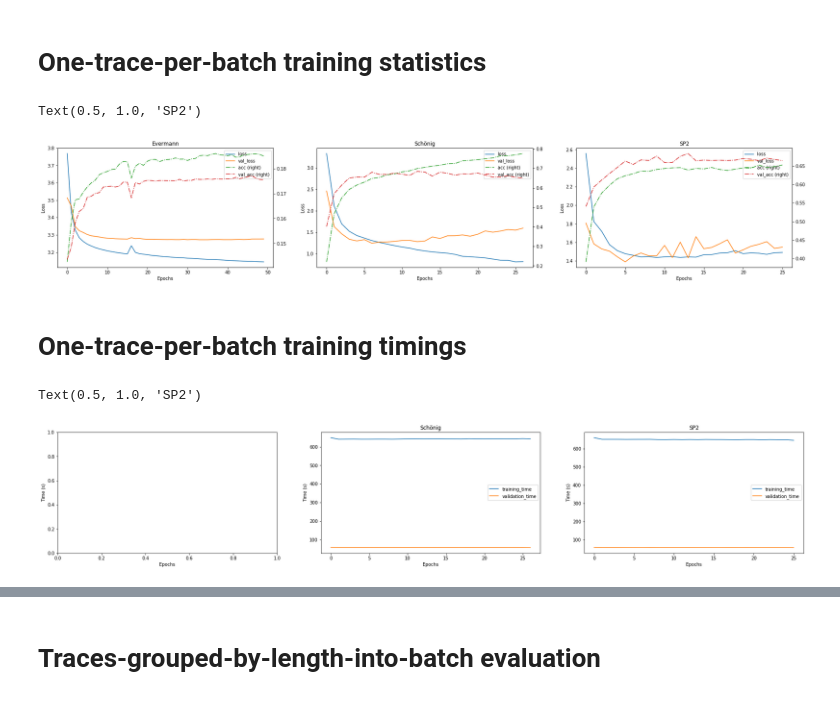
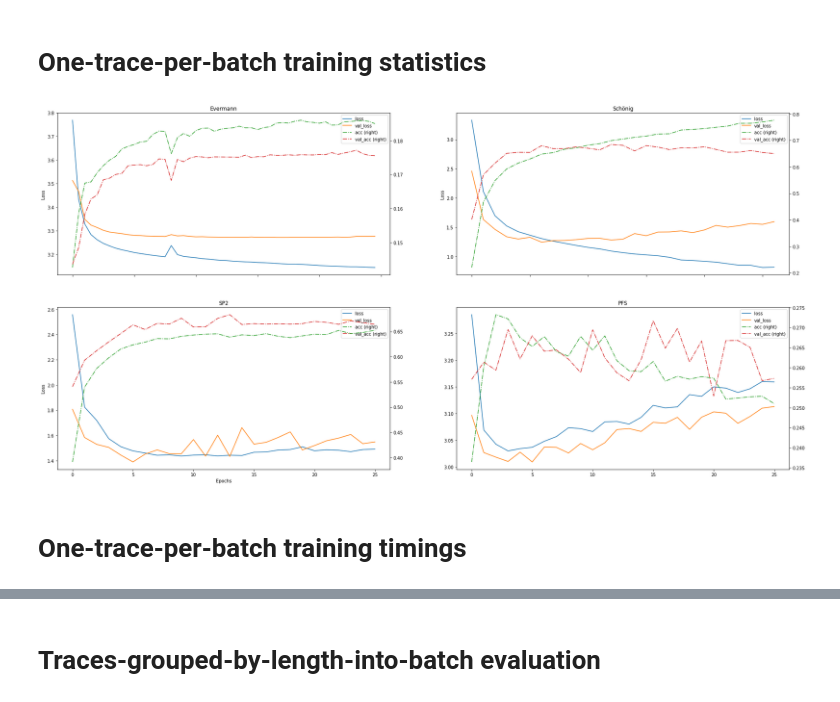
Before and after one commit to flxw/master-thesis, a Jupyter notebook: notebooks/Performance evaluation BPIC2011.ipynb, the cells around one changed output, grey strips where cells are left out. Saved outputs shown, nothing was run; the diff lists cells and outputs as text; code cells hidden in the pictures.

Commit message:
Implement better looking statistics

```diff
--- a/notebooks/Performance evaluation BPIC2011.ipynb
+++ b/notebooks/Performance evaluation BPIC2011.ipynb
@@ -6,6 +6,7 @@ import seaborn as sns
 import pandas as pd
 import os
 import random
+from matplotlib.ticker import MaxNLocator
 import matplotlib.pyplot as plt
 
 def load_trace_dataset(purpose='categorical', ttype='test'):
@@ -60,18 +61,46 @@ def calculate_bipartite_percentile_precisions(model, input_batches, sec_input_ba
 
     return [p_m / p_t for p_m,p_t in zip(percentile_matches,percentile_elements)]
 
+def grouped_percentile_calculation(evm, schm, sp2m, pfsm):
+    ev_ind_precisions = calculate_standard_percentile_precisions(evm,
+                                                                 evermann_input_batches,
+                                                                 evermann_target_batches,
+                                                                 input_shape=(1,-1,1),
+                                                                 percentile_steps = percentiles)
+    sch_ind_precisions = calculate_standard_percentile_precisions(schm,
+                                                                 schoenig_input_batches,
+                                                                 schoenig_target_batches,
+                                                                 input_shape=(1,-1,n_train_cols),
+                                                                 percentile_steps = percentiles)
+    sp2_ind_precisions = calculate_bipartite_percentile_precisions(sp2m,
+                                                                  schoenig_input_batches,
+                                                                  test_traces_sp2,
+                                                                  schoenig_target_batches,
+                                                                  input_shape=(1,-1,n_train_cols),
+                                                                  sec_input_shape=(1,-1,n_sp2_cols),
+                                                                  percentile_steps = percentiles)
+    pfs_ind_precisions = calculate_bipartite_percentile_precisions(pfsm,
+                                                                  schoenig_input_batches,
+                                                                  test_traces_pfs,
+                                                                  schoenig_target_batches,
+                                                                  input_shape=(1,-1,n_train_cols),
+                                                                  sec_input_shape=(1,-1,n_pfs_cols),
+                                                                  percentile_steps = percentiles)
+
+    return ev_ind_precisions, sch_ind_precisions, sp2_ind_precisions, pfs_ind_precisions
+
 ##### CONFIGURATION SETUP ####
 data_path = "../logs/bpic2011/normalized/.xes"
-# os.environ['CUDA_VISIBLE_DEVICES'] = '1'
 target_variable = "concept:name"
 percentiles = 20
+sns.set(rc={'figure.figsize':(15,10)})
 ### CONFIGURATION SETUP END ###
 
 test_traces_categorical = load_trace_dataset('categorical', 'test')
 test_traces_ordinal = load_trace_dataset('ordinal', 'test')
 test_traces_sp2 = load_trace_dataset('sp2', 'test')
+test_traces_pfs = load_trace_dataset('pfs', 'test')
 test_targets = load_trace_dataset('target', 'test')
-
 feature_dict = load_trace_dataset('mapping', 'dict')
 # %% [output]
 Using TensorFlow backend.
@@ -143,35 +194,13 @@ Text(0.5, 1.0, 'SP2')
 # %% [markdown]
 # One-trace-per-batch training statistics
-# %%
-ev_ind_stats  = pd.read_pickle('/home/felix.wolff2/docker_share/evermann/individual/train_statistics.pickled')
-sch_ind_stats = pd.read_pickle('/home/felix.wolff2/docker_share/schoenig/individual/train_statistics.pickled')
-sp2_ind_stats = pd.read_pickle('/home/felix.wolff2/docker_share/sp2/individual/train_statistics.pickled')
-
-plotstyle = ['-','-','-.','-.']
-fig, axs = plt.subplots(ncols=3, figsize=(30,5))
-
-for i in range(3):
-    axs[i].set(xlabel='Epochs', ylabel='Loss')
-
-ev_ind_stats[['loss', 'val_loss','acc', 'val_acc']][0:60].plot(secondary_y=['acc', 'val_acc'], kind='line', style=plotstyle, ax=axs[0]).set_title('Evermann')
-sch_ind_stats[['loss', 'val_loss','acc', 'val_acc']][0:60].plot(secondary_y=['acc', 'val_acc'], kind='line', style=plotstyle, ax=axs[1]).set_title('Schönig')
-sp2_ind_stats[['loss', 'val_loss','acc', 'val_acc']][0:60].plot(secondary_y=['acc', 'val_acc'], kind='line', style=plotstyle, ax=axs[2]).set_title('SP2')
-# %% [output]
-Text(0.5, 1.0, 'SP2')
-[figure, removed]
+# %%
+evm_ind_stats  = pd.read_pickle('/home/felix.wolff2/docker_share/evermann/individual/train_statistics.pickled')
+sch_ind_stats = pd.read_pickle('/home/felix.wolff2/docker_share/schoenig/individual/train_statistics.pickled')
+sp2_ind_stats = pd.read_pickle('/home/felix.wolff2/docker_share/sp2/individual/train_statistics.pickled')
+pfs_ind_stats = pd.read_pickle('/home/felix.wolff2/docker_share/pfs/individual/train_statistics.pickled')
+
+plot_statistics(evm_ind_stats, sch_ind_stats, sp2_ind_stats, pfs_ind_stats)
+# %% [output]
+[figure, added]
 # %% [markdown]
 # One-trace-per-batch training timings
-# %%
-cols = ['training_time', 'validation_time']
-plotstyle = ['-','-','-.','-.']
-fig, axs = plt.subplots(ncols=3, figsize=(30,5))
-
-for i in range(3):
-    axs[i].set(xlabel='Epochs', ylabel='Time (s)')
-
-# ev_ind_stats[['loss', 'val_loss','acc', 'val_acc']][0:60].plot(secondary_y=['acc', 'val_acc'], kind='line', style=plotstyle, ax=axs[0]).set_title('Evermann')
-sch_ind_stats[cols][0:60].plot(kind='line', style=plotstyle, ax=axs[1]).set_title('Schönig')
-sp2_ind_stats[cols][0:60].plot(kind='line', style=plotstyle, ax=axs[2]).set_title('SP2')
-# %% [output]
-Text(0.5, 1.0, 'SP2')
-[figure, removed]
```
Also changed, not shown: parts of 20 cells of this notebook, 1 other file.
